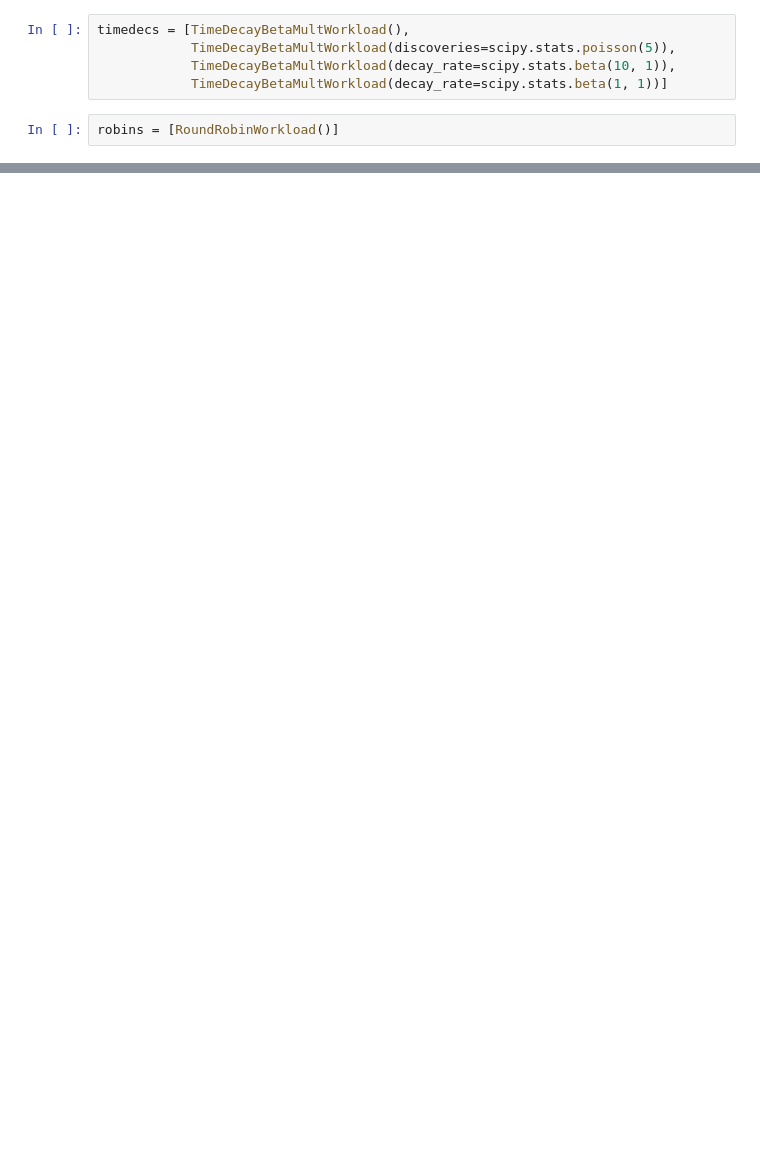
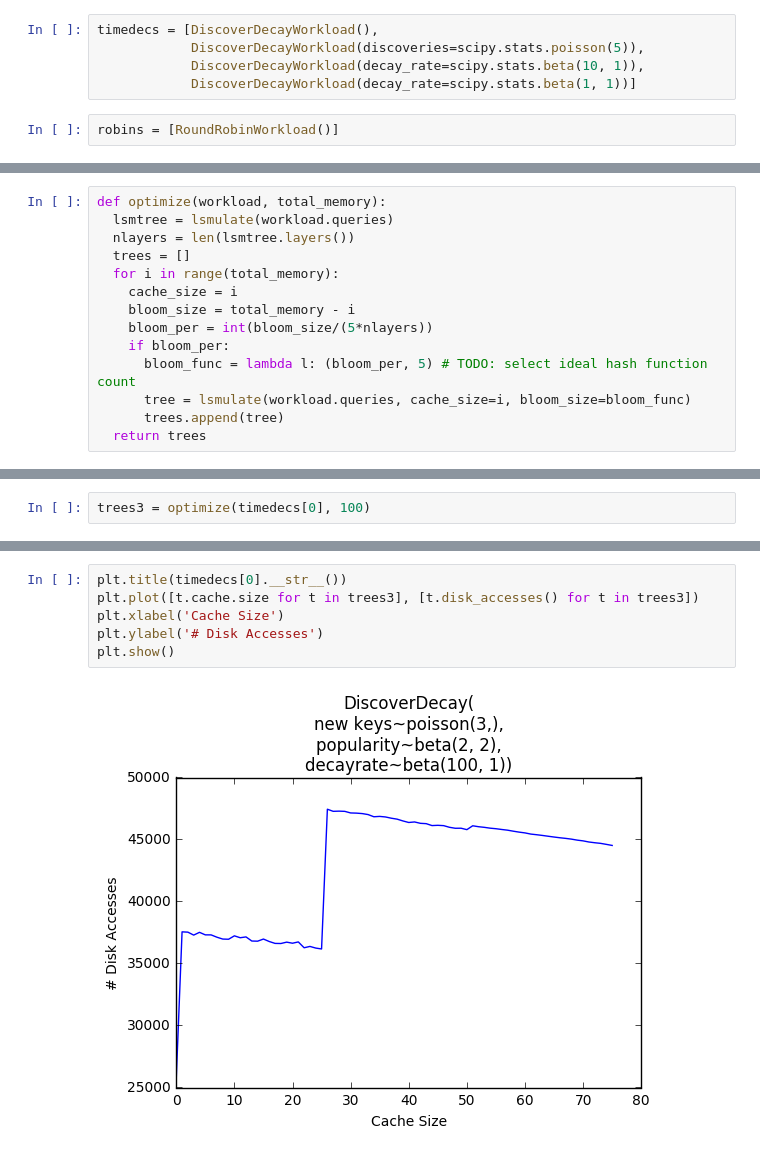
Before and after one commit to asross/cs265, a Jupyter notebook: simulations/lsoptimizer.ipynb, the cells around one changed output, grey strips where cells are left out. Drawn from its saved outputs; the diff is of its cells as text; blank space fills up the shorter version.

```diff
--- a/simulations/lsoptimizer.ipynb
+++ b/simulations/lsoptimizer.ipynb
@@ -14,9 +11,9 @@ zipfs = [ZipfWorkload(zipf_param=1.1),
          ZipfWorkload(zipf_param=1.25),
          ZipfWorkload(zipf_param=1.5)]
 # %%
-timedecs = [TimeDecayBetaMultWorkload(),
-            TimeDecayBetaMultWorkload(discoveries=scipy.stats.poisson(5)),
-            TimeDecayBetaMultWorkload(decay_rate=scipy.stats.beta(10, 1)),
-            TimeDecayBetaMultWorkload(decay_rate=scipy.stats.beta(1, 1))]
+timedecs = [DiscoverDecayWorkload(),
+            DiscoverDecayWorkload(discoveries=scipy.stats.poisson(5)),
+            DiscoverDecayWorkload(decay_rate=scipy.stats.beta(10, 1)),
+            DiscoverDecayWorkload(decay_rate=scipy.stats.beta(1, 1))]
 # %%
 robins = [RoundRobinWorkload()]
@@ -91,0 +20,14 @@ Hopefully this illustrates how differently LSM trees can behave based on the und
+# %%
+def optimize(workload, total_memory):
+  lsmtree = lsmulate(workload.queries)
+  nlayers = len(lsmtree.layers())
+  trees = []
+  for i in range(total_memory):
+    cache_size = i
+    bloom_size = total_memory - i
+    bloom_per = int(bloom_size/(5*nlayers))
+    if bloom_per:
+      bloom_func = lambda l: (bloom_per, 5) # TODO: select ideal hash function count
+      tree = lsmulate(workload.queries, cache_size=i, bloom_size=bloom_func)
+      trees.append(tree)
+  return trees
@@ -91,0 +38,2 @@ Hopefully this illustrates how differently LSM trees can behave based on the und
+# %%
+trees3 = optimize(timedecs[0], 100)
@@ -91,0 +58,8 @@ Hopefully this illustrates how differently LSM trees can behave based on the und
+# %%
+plt.title(timedecs[0].__str__())
+plt.plot([t.cache.size for t in trees3], [t.disk_accesses() for t in trees3])
+plt.xlabel('Cache Size')
+plt.ylabel('# Disk Accesses')
+plt.show()
+# %% [output]
+[figure, added]
```
Also changed, not shown: parts of 22 cells of this notebook, 3 other files.
